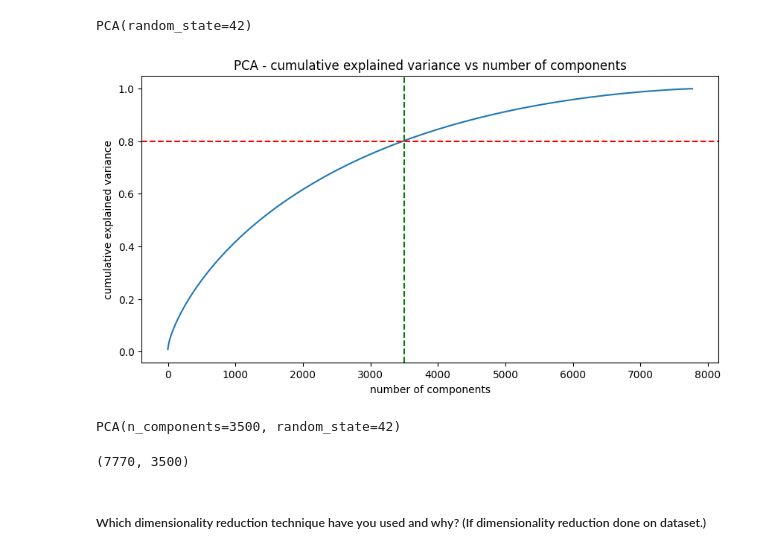
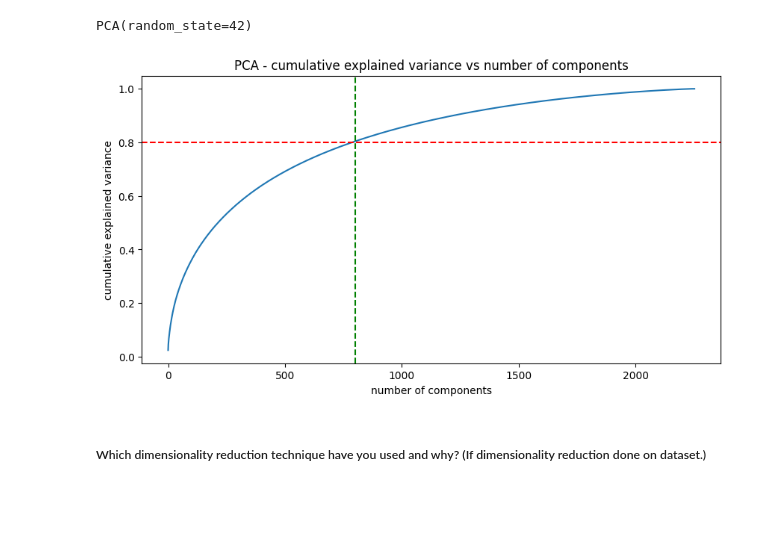
Before and after one commit to sourav03dutta/Netflix-Movies-and-TV-Shows-Clustering, a Jupyter notebook: Netflix_Movies_And_TV_Shows_Clustering.ipynb, the cells around one changed output. Saved outputs shown, nothing was run; the diff lists cells and outputs as text; code cells hidden in the pictures; blank space fills up the shorter version.

```diff
--- a/Netflix_Movies_And_TV_Shows_Clustering.ipynb
+++ b/Netflix_Movies_And_TV_Shows_Clustering.ipynb
@@ -926,0 +1107,13 @@ Netflix_Data['Clusters'][0]
+# %%
+def joiner(text_list):
+  new = []
+  for text in text_list:
+    if text == ' ' or text == '' :
+      pass
+    else:
+      new.append(text)
+
+  return ' '.join(new)
+
+Netflix_Data['Processed Description'] = Netflix_Data['Processed Description'] .apply(lambda x : joiner(x))
+Netflix_Data['Processed Combo_Data'] = Netflix_Data['Processed Combo_Data'].apply(lambda x : joiner(x))
@@ -933,6 +1131,0 @@ Answer Here.
-# %%
-# Tokenization
-
-tokenizer = TweetTokenizer()
-Netflix_Data['Clusters'] = Netflix_Data['Clusters'].apply(lambda x: tokenizer.tokenize(x))
-Netflix_Data['Clusters'][0]
@@ -989,0 +1134,7 @@ datatype : <class 'numpy.ndarray'>
+# %%
+# Vectorizing Text
+
+# Create a Vectorizer Object
+vectorizer = CountVectorizer(min_df = 10, max_df = 0.5)
+vector_Description = vectorizer.fit_transform(Netflix_Data['Processed Description'])
+vector_Combo_Data = vectorizer.fit_transform(Netflix_Data['Processed Combo_Data'])
@@ -1032,35 +1191,21 @@ Answer Here.
 
 # using PCA to reduce dimensionality
 pca = PCA(random_state=42)
-pca.fit(vector)
+pca.fit(pd.concat([pd.DataFrame(vector_Description.todense()), pd.DataFrame(vector_Combo_Data.todense())],axis =1))
 # %% [output]
 PCA(random_state=42)
 # %%
 # Explained variance for different number of components
 plt.figure(figsize=(10,5))
 plt.plot(np.cumsum(pca.explained_variance_ratio_))
 plt.title('PCA - cumulative explained variance vs number of components')
 plt.xlabel('number of components')
 plt.ylabel('cumulative explained variance')
 plt.axhline(y= 0.8, color='red', linestyle='--')
-plt.axvline(x= 3500, color='green', linestyle='--')
+plt.axvline(x= 800, color='green', linestyle='--')
 plt.show()
 # %% [output]
-[figure, old version]
+[figure, new version]
-# %%
-# reducing the dimensions to 3000 using pca
-pca = PCA(n_components=3500, random_state=42)
-pca.fit(vector)
-# %% [output]
-PCA(n_components=3500, random_state=42)
-# %%
-# transformed features
-X = pca.transform(vector)
-
-# shape of transformed vectors
-X.shape
-# %% [output]
-(7770, 3500)
 # %% [markdown]
 ##### Which dimensionality reduction technique have you used and why? (If dimensionality reduction done on dataset.)
 # %% [markdown]
```
Also changed, not shown: parts of 53 cells of this notebook.
